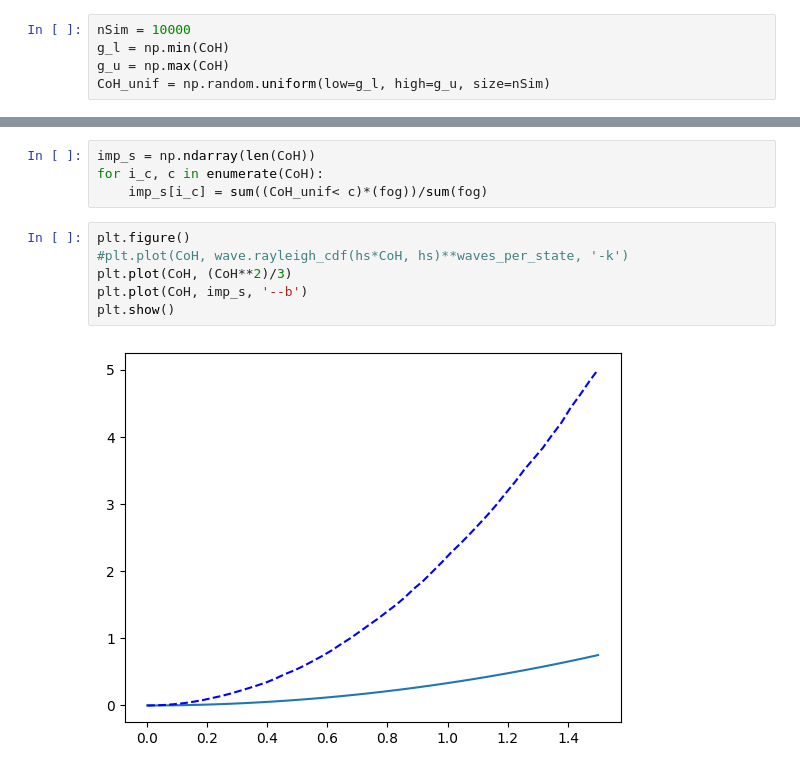
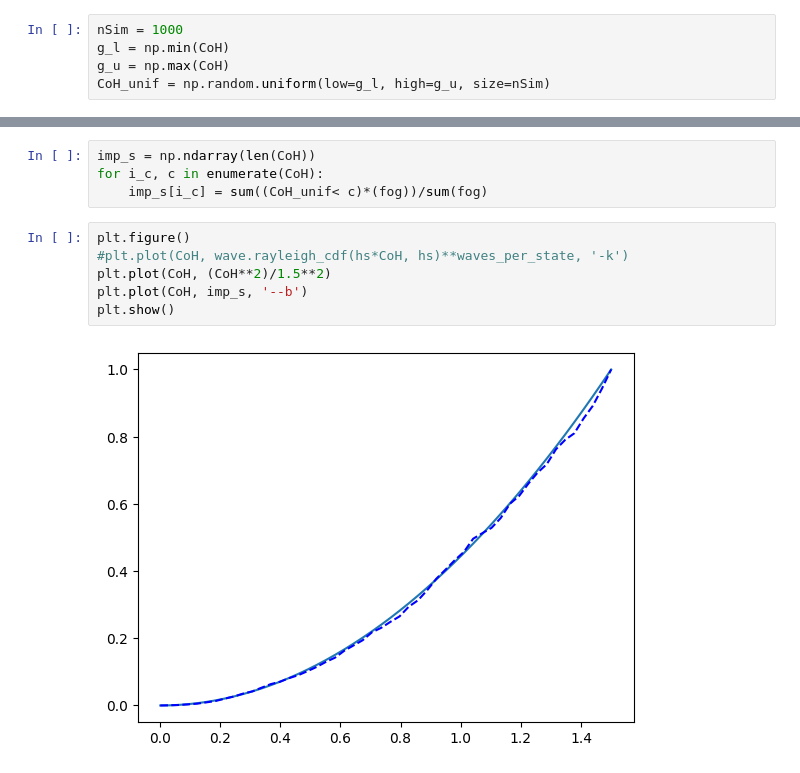
Before and after one commit to speers26/Linear-Waves-and-Base-Shear-Estimation-, a Jupyter notebook: crest_dist_est.ipynb, the cells around one changed output, grey strips where cells are left out. Cells and saved outputs as stored; diff of their text form.

```diff
--- a/crest_dist_est.ipynb
+++ b/crest_dist_est.ipynb
@@ -73,7 +73,7 @@ plt.show()
 # %% [output]
 [figure]
 # %%
-nSim = 10000
+nSim = 1000
 g_l = np.min(CoH)
 g_u = np.max(CoH)
 CoH_unif = np.random.uniform(low=g_l, high=g_u, size=nSim)
@@ -94,8 +94,8 @@ for i_c, c in enumerate(CoH):
 # %%
 plt.figure()
 #plt.plot(CoH, wave.rayleigh_cdf(hs*CoH, hs)**waves_per_state, '-k')
-plt.plot(CoH, (CoH**2)/3)
+plt.plot(CoH, (CoH**2)/1.5**2)
 plt.plot(CoH, imp_s, '--b')
 plt.show()
 # %% [output]
-[figure, old version]
+[figure, new version]
```
